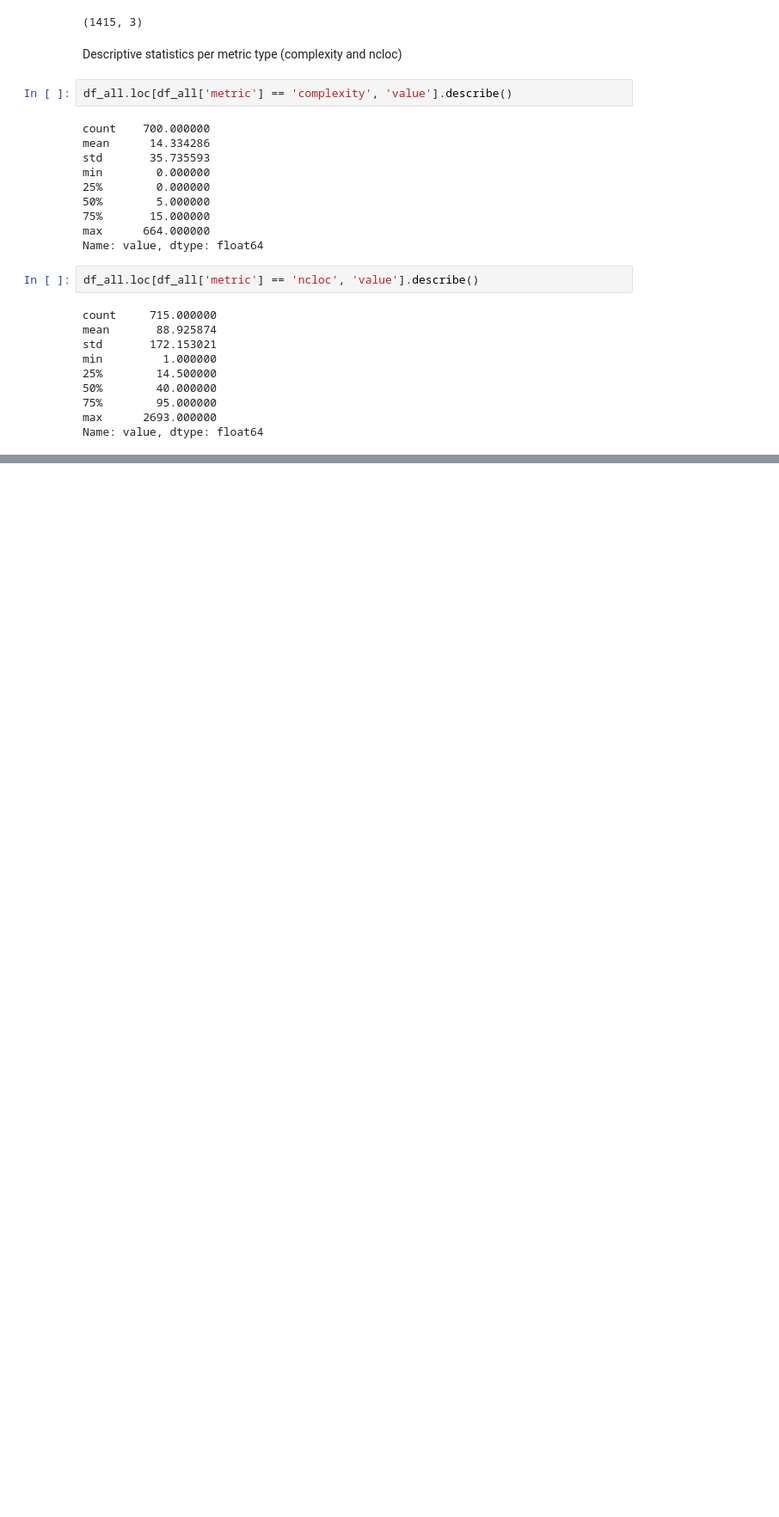
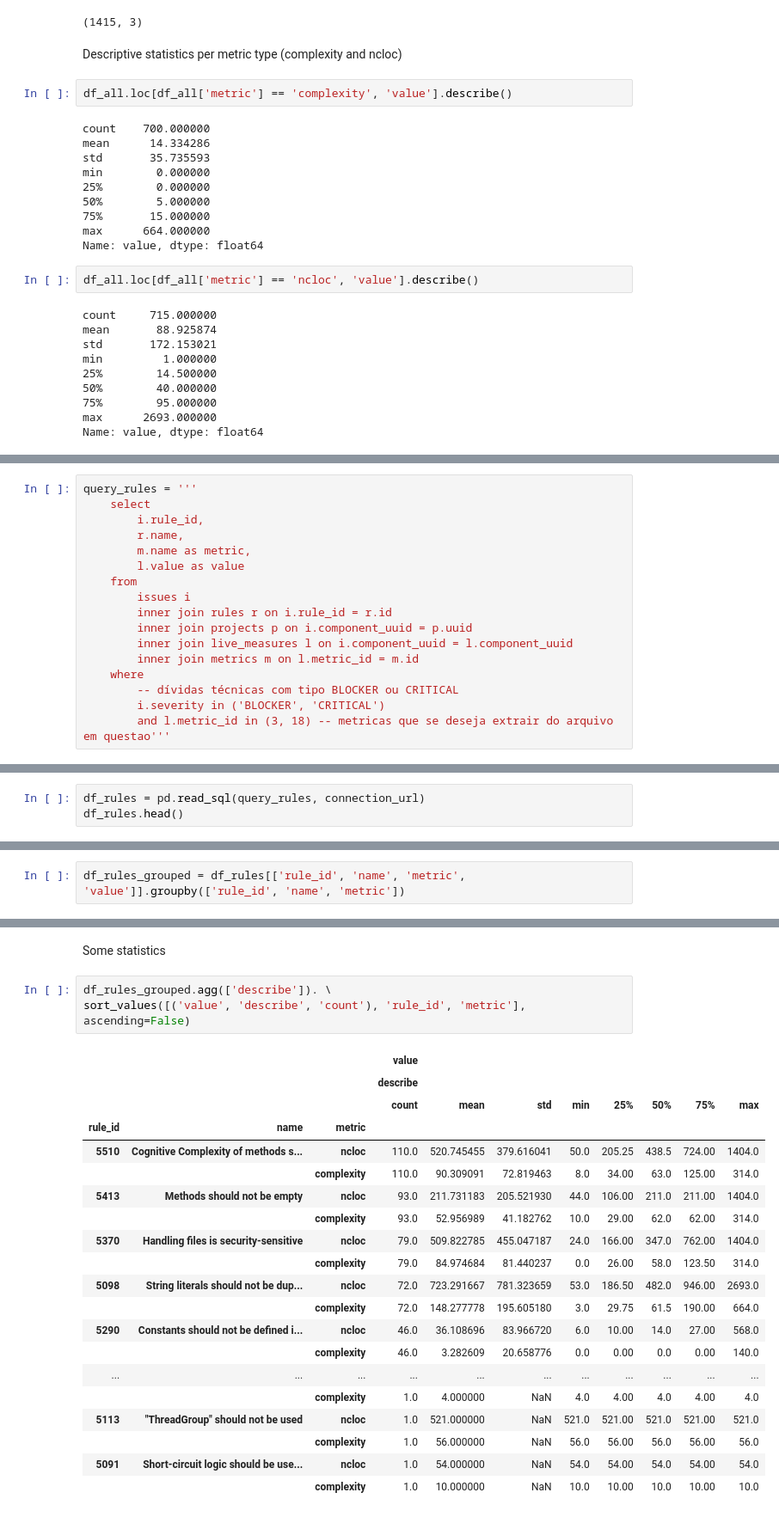
Before and after one commit to diogojpina/sonar-analyzer, a Jupyter notebook: analysis/Analysis.ipynb, the cells around one changed output, grey strips where cells are left out. Shown at 86% size. Cells and saved outputs as stored; diff of their text form; blank space fills up the shorter version.

Commit message:
Progresso na análise Adiciona uma terceira parte para a análise onde relaciona o tipo de dívida técnica com métricas. Além disso, inclui informações no README.

```diff
--- a/analysis/Analysis.ipynb
+++ b/analysis/Analysis.ipynb
@@ -153,0 +162,17 @@ Name: value, dtype: float64
+# %%
+query_rules = '''
+    select
+        i.rule_id,
+        r.name,
+        m.name as metric,
+        l.value as value
+    from
+        issues i
+        inner join rules r on i.rule_id = r.id
+        inner join projects p on i.component_uuid = p.uuid
+        inner join live_measures l on i.component_uuid = l.component_uuid
+        inner join metrics m on l.metric_id = m.id
+    where
+        -- dívidas técnicas com tipo BLOCKER ou CRITICAL
+        i.severity in ('BLOCKER', 'CRITICAL')
+        and l.metric_id in (3, 18) -- metricas que se deseja extrair do arquivo em questao'''
@@ -153,0 +181,3 @@ Name: value, dtype: float64
+# %%
+df_rules = pd.read_sql(query_rules, connection_url)
+df_rules.head()
@@ -153,0 +221,2 @@ Name: value, dtype: float64
+# %%
+df_rules_grouped = df_rules[['rule_id', 'name', 'metric', 'value']].groupby(['rule_id', 'name', 'metric'])
@@ -153,0 +240,26 @@ Name: value, dtype: float64
+# %% [markdown]
+Some statistics
+# %%
+df_rules_grouped.agg(['describe']). \
+sort_values([('value', 'describe', 'count'), 'rule_id', 'metric'], ascending=False)
+# %% [output]
+|  |  |  | value |  |  |  |  |  |  |  |
+|  |  |  | describe |  |  |  |  |  |  |  |
+|  |  |  | count | mean | std | min | 25% | 50% | 75% | max |
+| rule_id | name | metric |  |  |  |  |  |  |  |  |
+| 5510 | Cognitive Complexity of methods s... | ncloc | 110.0 | 520.745455 | 379.616041 | 50.0 | 205.25 | 438.5 | 724.00 | 1404.0 |
+|  |  | complexity | 110.0 | 90.309091 | 72.819463 | 8.0 | 34.00 | 63.0 | 125.00 | 314.0 |
+| 5413 | Methods should not be empty | ncloc | 93.0 | 211.731183 | 205.521930 | 44.0 | 106.00 | 211.0 | 211.00 | 1404.0 |
+|  |  | complexity | 93.0 | 52.956989 | 41.182762 | 10.0 | 29.00 | 62.0 | 62.00 | 314.0 |
+| 5370 | Handling files is security-sensitive | ncloc | 79.0 | 509.822785 | 455.047187 | 24.0 | 166.00 | 347.0 | 762.00 | 1404.0 |
+|  |  | complexity | 79.0 | 84.974684 | 81.440237 | 0.0 | 26.00 | 58.0 | 123.50 | 314.0 |
+| 5098 | String literals should not be dup... | ncloc | 72.0 | 723.291667 | 781.323659 | 53.0 | 186.50 | 482.0 | 946.00 | 2693.0 |
+|  |  | complexity | 72.0 | 148.277778 | 195.605180 | 3.0 | 29.75 | 61.5 | 190.00 | 664.0 |
+| 5290 | Constants should not be defined i... | ncloc | 46.0 | 36.108696 | 83.966720 | 6.0 | 10.00 | 14.0 | 27.00 | 568.0 |
+|  |  | complexity | 46.0 | 3.282609 | 20.658776 | 0.0 | 0.00 | 0.0 | 0.00 | 140.0 |
+| ... | ... | ... | ... | ... | ... | ... | ... | ... | ... | ... |
+|  |  | complexity | 1.0 | 4.000000 | NaN | 4.0 | 4.00 | 4.0 | 4.00 | 4.0 |
+| 5113 | "ThreadGroup" should not be used | ncloc | 1.0 | 521.000000 | NaN | 521.0 | 521.00 | 521.0 | 521.00 | 521.0 |
+|  |  | complexity | 1.0 | 56.000000 | NaN | 56.0 | 56.00 | 56.0 | 56.00 | 56.0 |
+| 5091 | Short-circuit logic should be use... | ncloc | 1.0 | 54.000000 | NaN | 54.0 | 54.00 | 54.0 | 54.00 | 54.0 |
+|  |  | complexity | 1.0 | 10.000000 | NaN | 10.0 | 10.00 | 10.0 | 10.00 | 10.0 |
```
Also changed, not shown: parts of 13 cells of this notebook, 1 other file.
